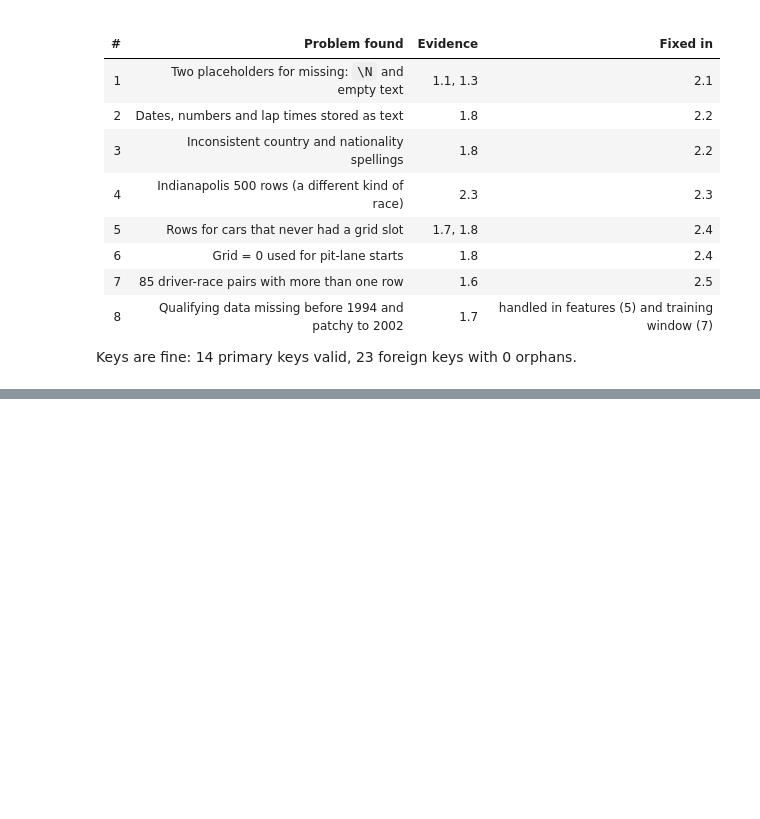
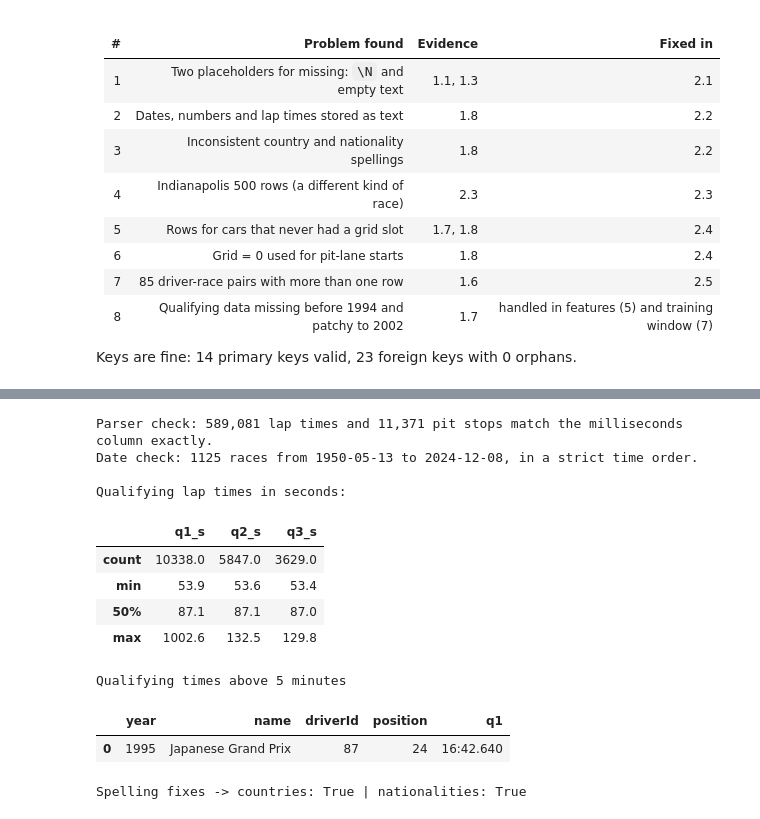
Before and after one commit to adhamshaheen/f1-podium-prediction, a Jupyter notebook: notebooke15c4f85e0.ipynb, the cells around one changed output, grey strips where cells are left out. Drawn from its saved outputs; the diff is of its cells as text; code cells hidden in the pictures; blank space fills up the shorter version.

```diff
--- a/notebooke15c4f85e0.ipynb
+++ b/notebooke15c4f85e0.ipynb
@@ -615,0 +719,39 @@ Keys are fine: 14 primary keys valid, 23 foreign keys with 0 orphans.
+# %%
+# --- Checks on the typing step: do the converted numbers make sense? ---
+
+# 1) Our own lap-time parser must agree with the milliseconds column that the dataset already provides.
+lt = clean['lap_times']
+assert np.allclose(lt['time_s'], lt['milliseconds'] / 1000, atol=0.0011), 'lap time parser disagrees with milliseconds'
+ps = clean['pit_stops']
+assert np.allclose(ps['duration_s'], ps['milliseconds'] / 1000, atol=0.0011), 'pit stop parser disagrees with milliseconds'
+print(f'Parser check: {len(lt):,} lap times and {len(ps):,} pit stops match the milliseconds column exactly.')
+
+# 2) Dates: every race has a date, no two races share one, and date order equals (year, round) order.
+rc = clean['races'].sort_values('date')
+assert rc['date'].notna().all() and rc['date'].is_unique
+assert list(zip(rc['year'], rc['round'])) == sorted(zip(rc['year'], rc['round']))
+print(f'Date check: {len(rc)} races from {rc["date"].min().date()} to {rc["date"].max().date()}, in a strict time order.')
+
+# 3) Qualifying times: plausible range?
+q = clean['qualifying']
+print('\nQualifying lap times in seconds:')
+display(q[['q1_s', 'q2_s', 'q3_s']].describe().loc[['count', 'min', '50%', 'max']].round(1))
+odd = q[q['q1_s'] > 300].merge(clean['races'][['raceId', 'year', 'name']], on='raceId')
+display(odd[['year', 'name', 'driverId', 'position', 'q1']].style.set_caption('Qualifying times above 5 minutes'))
+
+print('Spelling fixes ->', 'countries:', 'United States' not in set(clean['circuits']['country']),
+      '| nationalities:', 'Argentinian' not in set(clean['drivers']['nationality']))
+# %% [output]
+Parser check: 589,081 lap times and 11,371 pit stops match the milliseconds column exactly.
+Date check: 1125 races from 1950-05-13 to 2024-12-08, in a strict time order.
+
+Qualifying lap times in seconds:
+|  | q1_s | q2_s | q3_s |
+| count | 10338.0 | 5847.0 | 3629.0 |
+| min | 53.9 | 53.6 | 53.4 |
+| 50% | 87.1 | 87.1 | 87.0 |
+| max | 1002.6 | 132.5 | 129.8 |
+Qualifying times above 5 minutes
+|  | year | name | driverId | position | q1 |
+| 0 | 1995 | Japanese Grand Prix | 87 | 24 | 16:42.640 |
+Spelling fixes -> countries: True | nationalities: True
```
Also changed, not shown: parts of 13 cells of this notebook.
